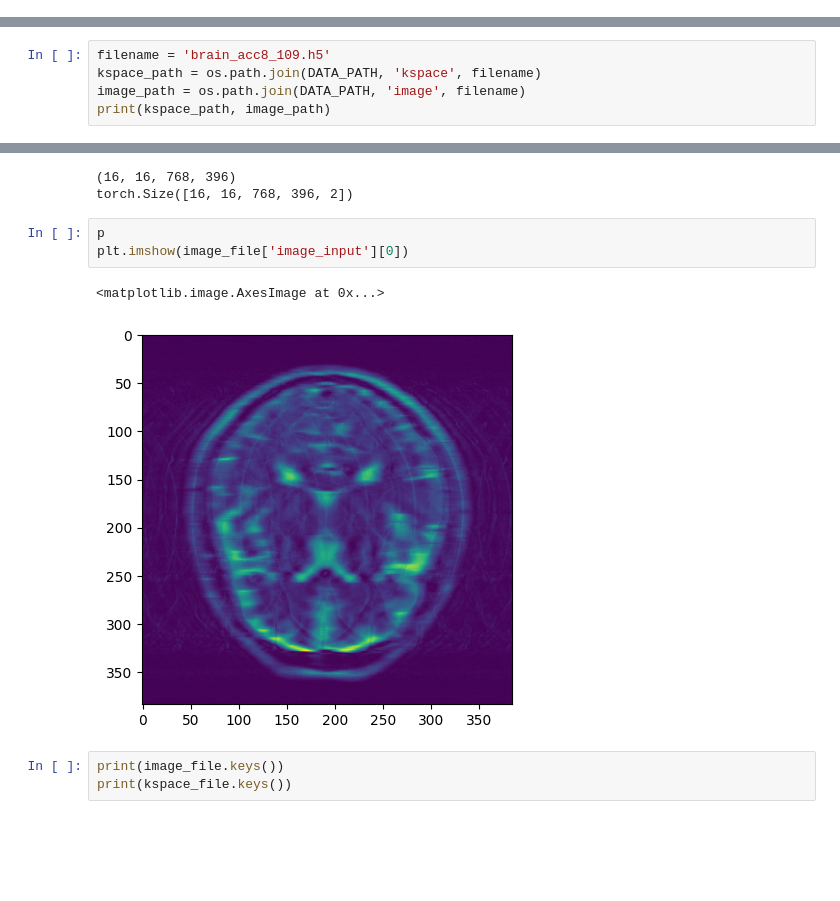
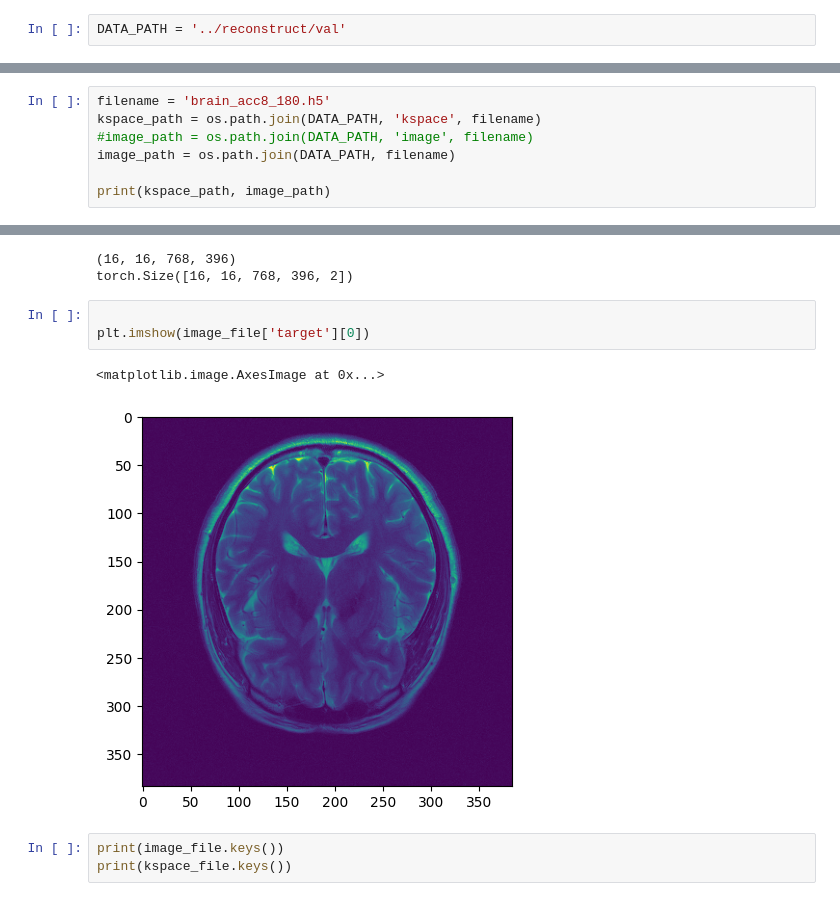
Before and after one commit to manig235/FastMRI_SSM, a Jupyter notebook: Untitled.ipynb, the cells around one changed output, grey strips where cells are left out. Drawn from its saved outputs; the diff is of its cells as text; blank space fills up the shorter version.

```diff
--- a/Untitled.ipynb
+++ b/Untitled.ipynb
@@ -3,3 +1,5 @@ DATA_PATH = '/Data/train'
+# %%
+DATA_PATH = '../reconstruct/val'
 # %%
 import h5py
 import os
@@ -14,6 +11,8 @@ SyntaxError: invalid syntax (203286684.py, line 8)
 # %%
-filename = 'brain_acc8_109.h5'
+filename = 'brain_acc8_180.h5'
 kspace_path = os.path.join(DATA_PATH, 'kspace', filename)
-image_path = os.path.join(DATA_PATH, 'image', filename)
+#image_path = os.path.join(DATA_PATH, 'image', filename)
+image_path = os.path.join(DATA_PATH, filename)
+
 print(kspace_path, image_path)
 # %% [output]
@@ -39,11 +38,11 @@ print(kspace.shape)
 (16, 16, 768, 396)
 torch.Size([16, 16, 768, 396, 2])
 # %%
-p
-plt.imshow(image_file['image_input'][0])
+
+plt.imshow(image_file['target'][0])
 # %% [output]
 <matplotlib.image.AxesImage at 0x...>
-[figure, old version]
+[figure, new version]
 # %%
 print(image_file.keys())
 print(kspace_file.keys())
```
Also changed, not shown: parts of 5 cells of this notebook, 3 other files.
